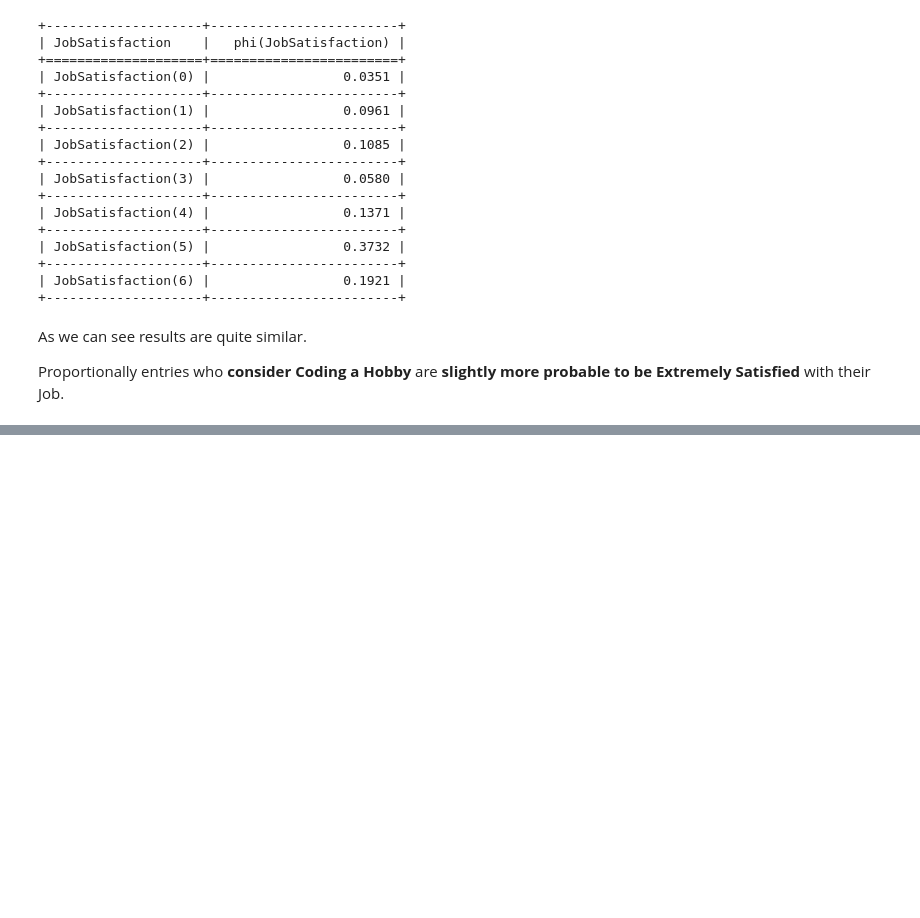
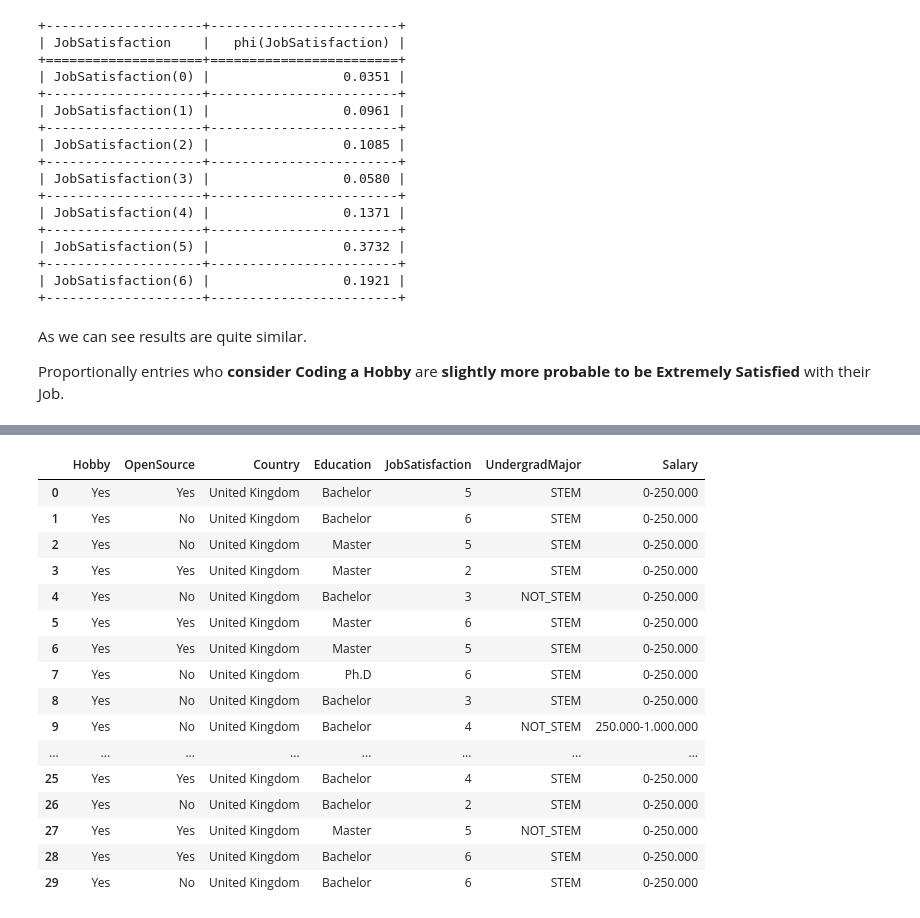
Before and after one commit to drchapman-17/faikr-bn, a Jupyter notebook: final.ipynb, the cells around one changed output, grey strips where cells are left out. Cells and saved outputs as stored; diff of their text form; code cells hidden in the pictures; blank space fills up the shorter version.

```diff
--- a/final.ipynb
+++ b/final.ipynb
@@ -773,0 +786,25 @@ Proportionally entries who **consider Coding a Hobby** are **slightly more proba
+# %%
+%%capture
+inference_sampling=BayesianModelSampling(model)
+evidence = [State(key, val) for key,val in {'Country':'United Kingdom', 'Hobby':'Yes'}.items()]
+samples = inference_sampling.rejection_sample(evidence=evidence, size=30)
+# %%
+samples
+# %% [output]
+|  | Hobby | OpenSource | Country | Education | JobSatisfaction | UndergradMajor | Salary |
+| 0 | Yes | Yes | United Kingdom | Bachelor | 5 | STEM | 0-250.000 |
+| 1 | Yes | No | United Kingdom | Bachelor | 6 | STEM | 0-250.000 |
+| 2 | Yes | No | United Kingdom | Master | 5 | STEM | 0-250.000 |
+| 3 | Yes | Yes | United Kingdom | Master | 2 | STEM | 0-250.000 |
+| 4 | Yes | No | United Kingdom | Bachelor | 3 | NOT_STEM | 0-250.000 |
+| 5 | Yes | Yes | United Kingdom | Master | 6 | STEM | 0-250.000 |
+| 6 | Yes | Yes | United Kingdom | Master | 5 | STEM | 0-250.000 |
+| 7 | Yes | No | United Kingdom | Ph.D | 6 | STEM | 0-250.000 |
+| 8 | Yes | No | United Kingdom | Bachelor | 3 | STEM | 0-250.000 |
+| 9 | Yes | No | United Kingdom | Bachelor | 4 | NOT_STEM | 250.000-1.000.000 |
+| ... | ... | ... | ... | ... | ... | ... | ... |
+| 25 | Yes | Yes | United Kingdom | Bachelor | 4 | STEM | 0-250.000 |
+| 26 | Yes | No | United Kingdom | Bachelor | 2 | STEM | 0-250.000 |
+| 27 | Yes | Yes | United Kingdom | Master | 5 | NOT_STEM | 0-250.000 |
+| 28 | Yes | Yes | United Kingdom | Bachelor | 6 | STEM | 0-250.000 |
+| 29 | Yes | No | United Kingdom | Bachelor | 6 | STEM | 0-250.000 |
```
Also changed, not shown: parts of 8 cells of this notebook.
